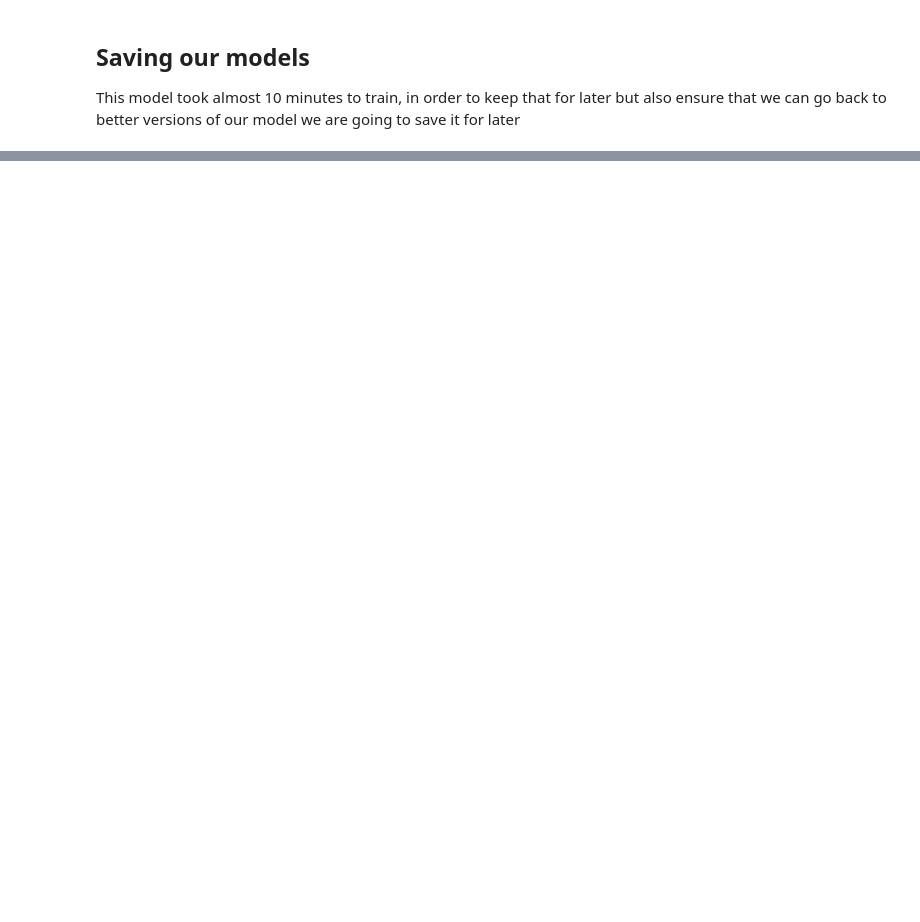
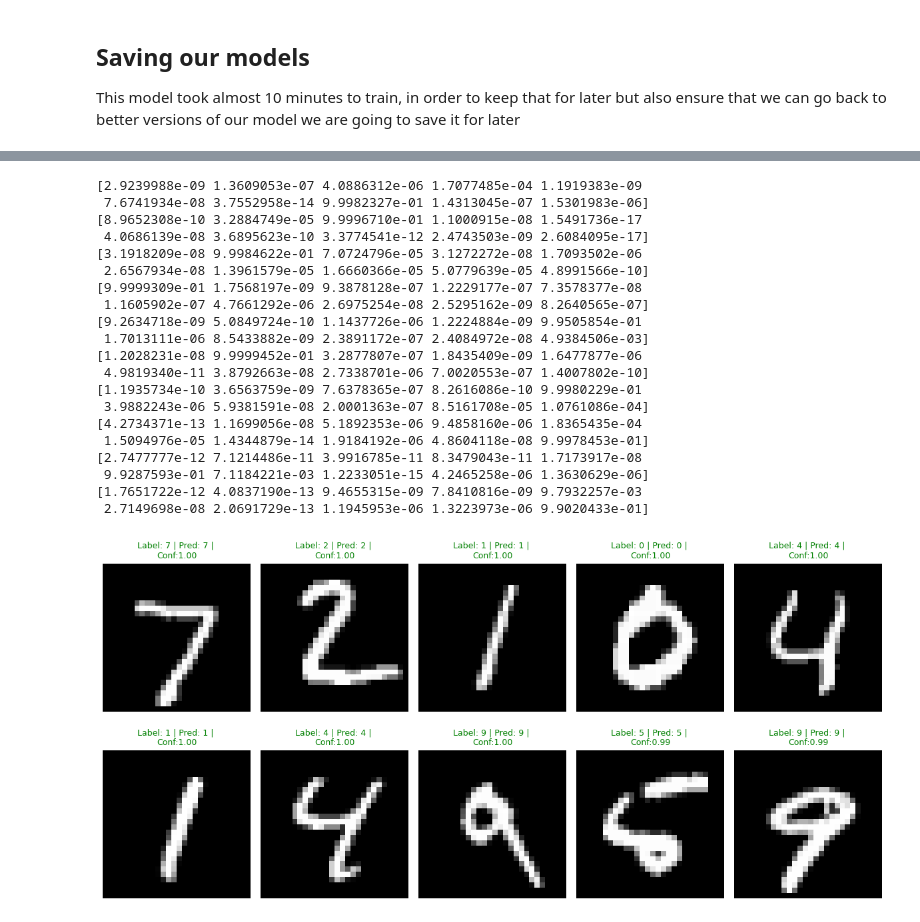
Before and after one commit to FilipposBatistatos/MNIST_ObjectDetection, a Jupyter notebook: exploration.ipynb, the cells around one changed output, grey strips where cells are left out. Cells and saved outputs as stored; diff of their text form; code cells hidden in the pictures; blank space fills up the shorter version.

Commit message:
Testing the model with evaluation data

```diff
--- a/exploration.ipynb
+++ b/exploration.ipynb
@@ -350,0 +344,62 @@ model, checkpoint = load_model_weights(model, "saved_models/mnist_weights.pth")
+# %%
+def predict(model, image, device):
+    # Put model in evaluation mode so it does not train
+    model.eval()
+    image_batch = image.to(device)
+
+    with torch.no_grad():
+        raw_outputs = model(image_batch)
+        probabilities = torch.softmax(raw_outputs, dim=1)
+        predicted_class = torch.argmax(probabilities, dim=1).item()
+        confidence = probabilities[0, predicted_class].item()
+        all_probs = probabilities[0].cpu().numpy()
+
+    return predicted_class, confidence, all_probs
+# %%
+fig, axes = plt.subplots(2, 5, figsize=(12, 6))
+device = torch.device('cuda' if torch.cuda.is_available() else 'cpu')
+
+for i in range(10):
+    image, label = test_dataset[i]
+
+    image_np = image.squeeze().numpy()
+    predicted_class, confidence, all_probs = predict(model, image, device)
+
+    row = i // 5
+    col = i % 5
+
+    axes[row, col].imshow(image_np, cmap='gray')
+
+    if predicted_class == label:
+        title_color = 'green'
+    else:
+        title_color = 'red'
+    title = f"Label: {label} | Pred: {predicted_class} | \nConf:{confidence:.2f}"
+    axes[row, col].set_title(title, color=title_color, fontsize=9)
+    axes[row, col].axis('off')
+    print(all_probs)
+
+plt.tight_layout()
+plt.show()
+# %% [output]
+[2.9239988e-09 1.3609053e-07 4.0886312e-06 1.7077485e-04 1.1919383e-09
+ 7.6741934e-08 3.7552958e-14 9.9982327e-01 1.4313045e-07 1.5301983e-06]
+[8.9652308e-10 3.2884749e-05 9.9996710e-01 1.1000915e-08 1.5491736e-17
+ 4.0686139e-08 3.6895623e-10 3.3774541e-12 2.4743503e-09 2.6084095e-17]
+[3.1918209e-08 9.9984622e-01 7.0724796e-05 3.1272272e-08 1.7093502e-06
+ 2.6567934e-08 1.3961579e-05 1.6660366e-05 5.0779639e-05 4.8991566e-10]
+[9.9999309e-01 1.7568197e-09 9.3878128e-07 1.2229177e-07 7.3578377e-08
+ 1.1605902e-07 4.7661292e-06 2.6975254e-08 2.5295162e-09 8.2640565e-07]
+[9.2634718e-09 5.0849724e-10 1.1437726e-06 1.2224884e-09 9.9505854e-01
+ 1.7013111e-06 8.5433882e-09 2.3891172e-07 2.4084972e-08 4.9384506e-03]
+[1.2028231e-08 9.9999452e-01 3.2877807e-07 1.8435409e-09 1.6477877e-06
+ 4.9819340e-11 3.8792663e-08 2.7338701e-06 7.0020553e-07 1.4007802e-10]
+[1.1935734e-10 3.6563759e-09 7.6378365e-07 8.2616086e-10 9.9980229e-01
+ 3.9882243e-06 5.9381591e-08 2.0001363e-07 8.5161708e-05 1.0761086e-04]
+[4.2734371e-13 1.1699056e-08 5.1892353e-06 9.4858160e-06 1.8365435e-04
+ 1.5094976e-05 1.4344879e-14 1.9184192e-06 4.8604118e-08 9.9978453e-01]
+[2.7477777e-12 7.1214486e-11 3.9916785e-11 8.3479043e-11 1.7173917e-08
+ 9.9287593e-01 7.1184221e-03 1.2233051e-15 4.2465258e-06 1.3630629e-06]
+[1.7651722e-12 4.0837190e-13 9.4655315e-09 7.8410816e-09 9.7932257e-03
+ 2.7149698e-08 2.0691729e-13 1.1945953e-06 1.3223973e-06 9.9020433e-01]
+[figure, added]
```
Also changed, not shown: parts of 3 cells of this notebook.
